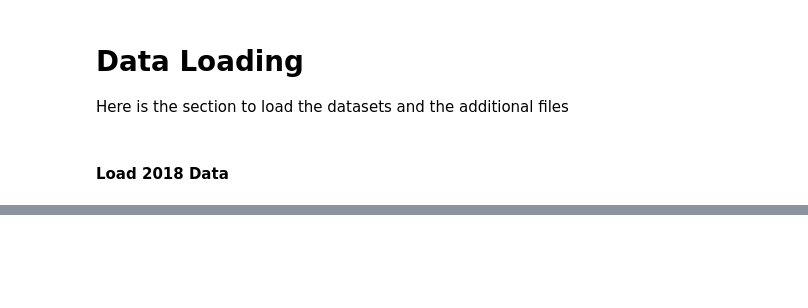
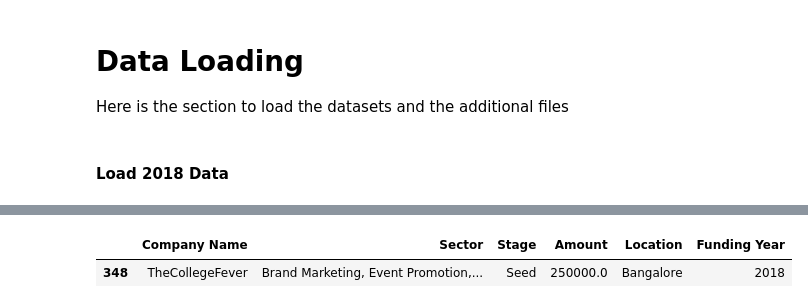
Before and after one commit to UnhookedMonk/Career_Accelerator_LP1-Data_Analysis, a Jupyter notebook: Main Code.ipynb, the cells around one changed output, grey strips where cells are left out. Drawn from its saved outputs; the diff is of its cells as text; code cells hidden in the pictures; blank space fills up the shorter version.

```diff
--- a/Main Code.ipynb
+++ b/Main Code.ipynb
@@ -99,0 +218,6 @@ startup_funding_2018['Funding Year'] = startup_funding_2018['Funding Year'].asty
+# %%
+startup_funding_2018.loc[178, ['Stage']] = ['']
+
+startup_funding_2018['Stage'] = startup_funding_2018['Stage'].apply(lambda x:str(x).replace('Undisclosed', ''))
+
+startup_funding_2018.loc[(178)]
@@ -99,0 +232,8 @@ startup_funding_2018['Funding Year'] = startup_funding_2018['Funding Year'].asty
+# %%
+#find duplicates
+duplicate = startup_funding_2018[startup_funding_2018.duplicated()]
+
+duplicate
+# %% [output]
+|  | Company Name | Sector | Stage | Amount | Location | Funding Year |
+| 348 | TheCollegeFever | Brand Marketing, Event Promotion,... | Seed | 250000.0 | Bangalore | 2018 |
```
Also changed, not shown: parts of 17 cells of this notebook.
